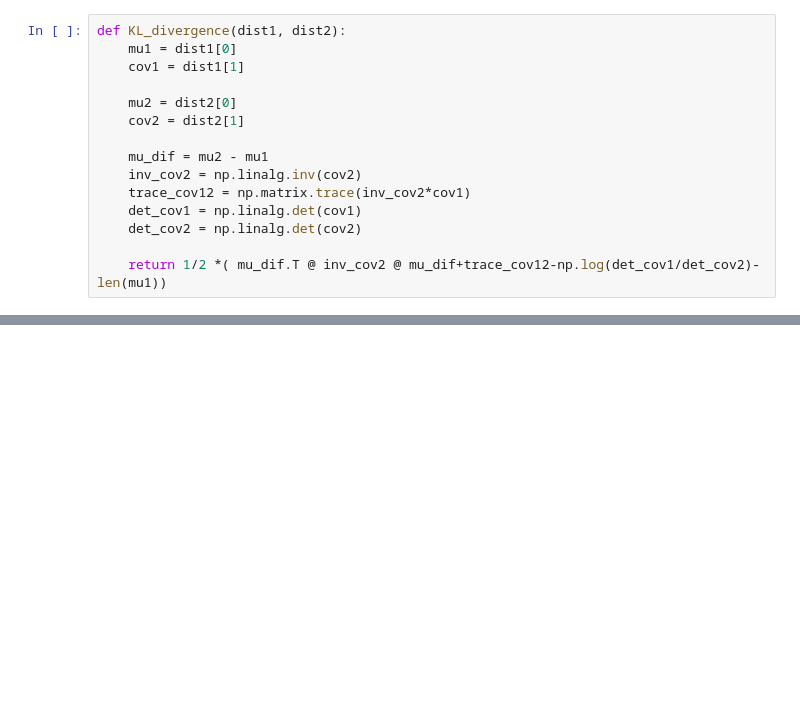
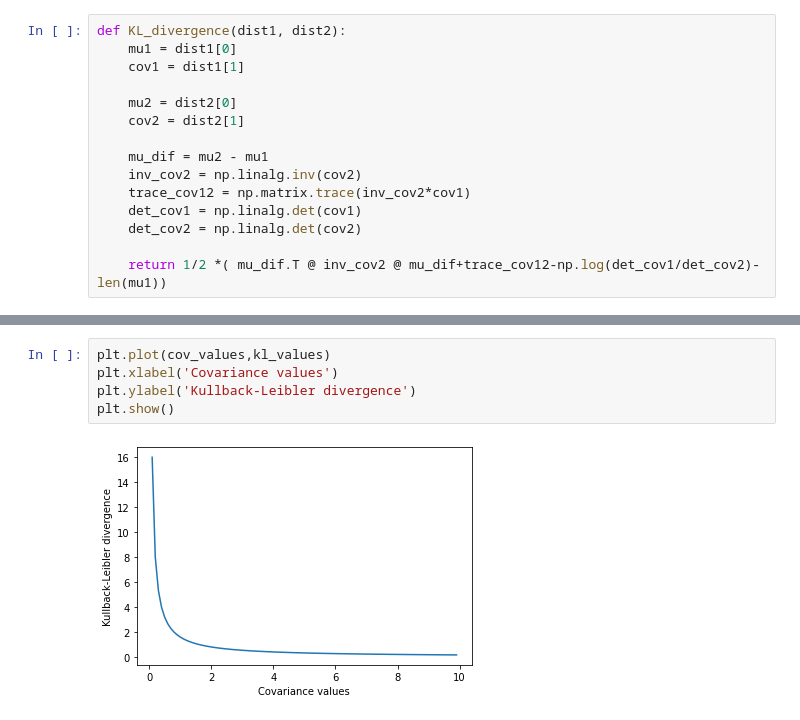
Before and after one commit to romyho-w/Thesis_FL_Ectrie, a Jupyter notebook: FL_HE_2/Simulation_Data.ipynb, the cells around one changed output, grey strips where cells are left out. Saved outputs shown, nothing was run; the diff lists cells and outputs as text; blank space fills up the shorter version.

```diff
--- a/FL_HE_2/Simulation_Data.ipynb
+++ b/FL_HE_2/Simulation_Data.ipynb
@@ -212,0 +239,7 @@ Best model, iter: 1, acc: 0.6610000133514404
+# %%
+plt.plot(cov_values,kl_values)
+plt.xlabel('Covariance values')
+plt.ylabel('Kullback-Leibler divergence')
+plt.show()
+# %% [output]
+[figure, added]
```
Also changed, not shown: parts of 57 cells of this notebook, 4 other files.
